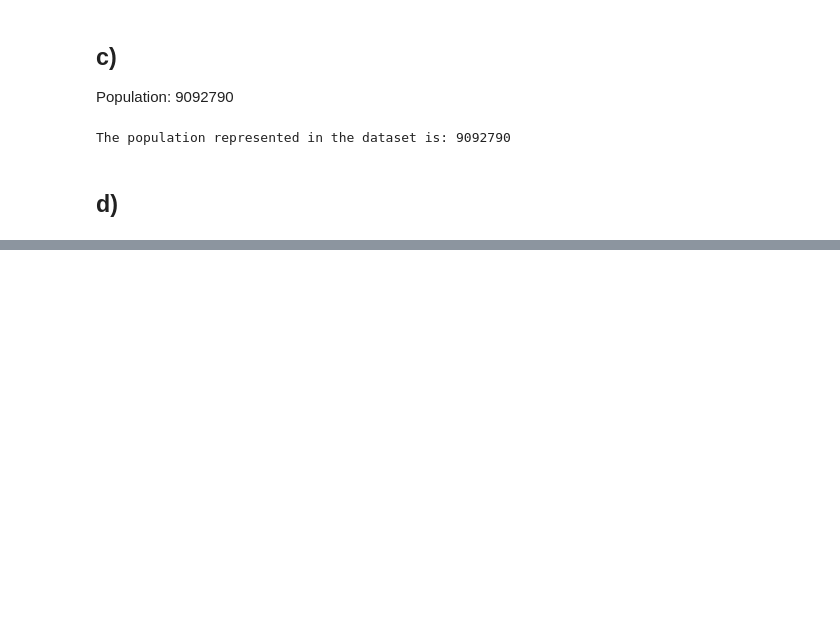
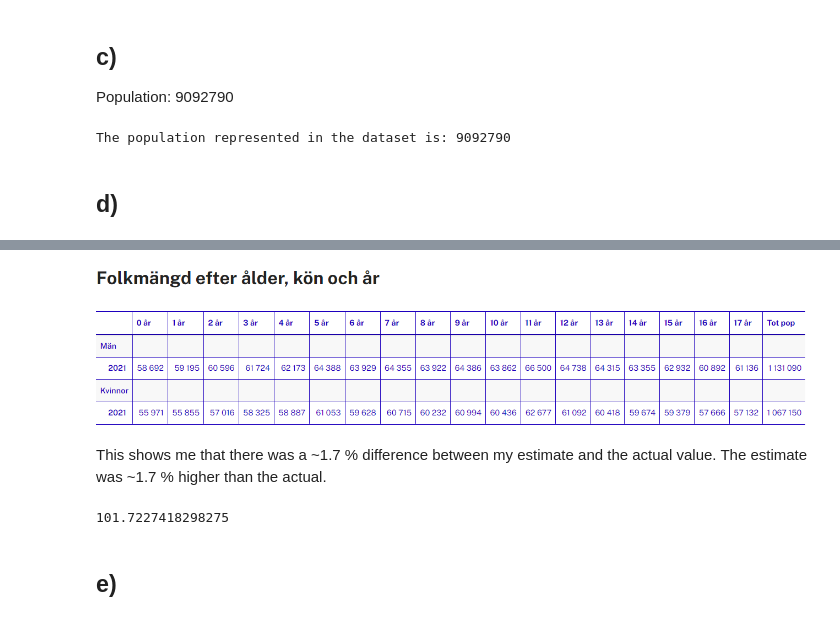
Before and after one commit to JonasBE13/Databehandling-Jonas-Bengtstrom, a Jupyter notebook: LABB 1/Labb_exercise_2.ipynb, the cells around one changed output, grey strips where cells are left out. Cells and saved outputs as stored; diff of their text form; code cells hidden in the pictures; blank space fills up the shorter version.

```diff
--- a/LABB 1/Labb_exercise_2.ipynb
+++ b/LABB 1/Labb_exercise_2.ipynb
@@ -77,0 +93,16 @@ print(f"{total_under_18}")
+# %%
+# source on how to show an image : https://mljar.com/blog/jupyter-notebook-insert-image/
+from IPython import display
+display.Image("../Data/Folkmängd_efter_ålder_kön_och_år.png")
+# %% [output]
+[figure, added]
+# %% [markdown]
+This shows me that there was a ~1.7 % difference between my estimate and the actual value. The estimate was ~1.7 % higher than the actual.
+# %%
+actual = 2198240
+diff = (estimate/actual)*100
+diff
+# %% [output]
+101.7227418298275
+# %% [markdown]
+## e)
```
Also changed, not shown: parts of 5 cells of this notebook, 1 other file.
